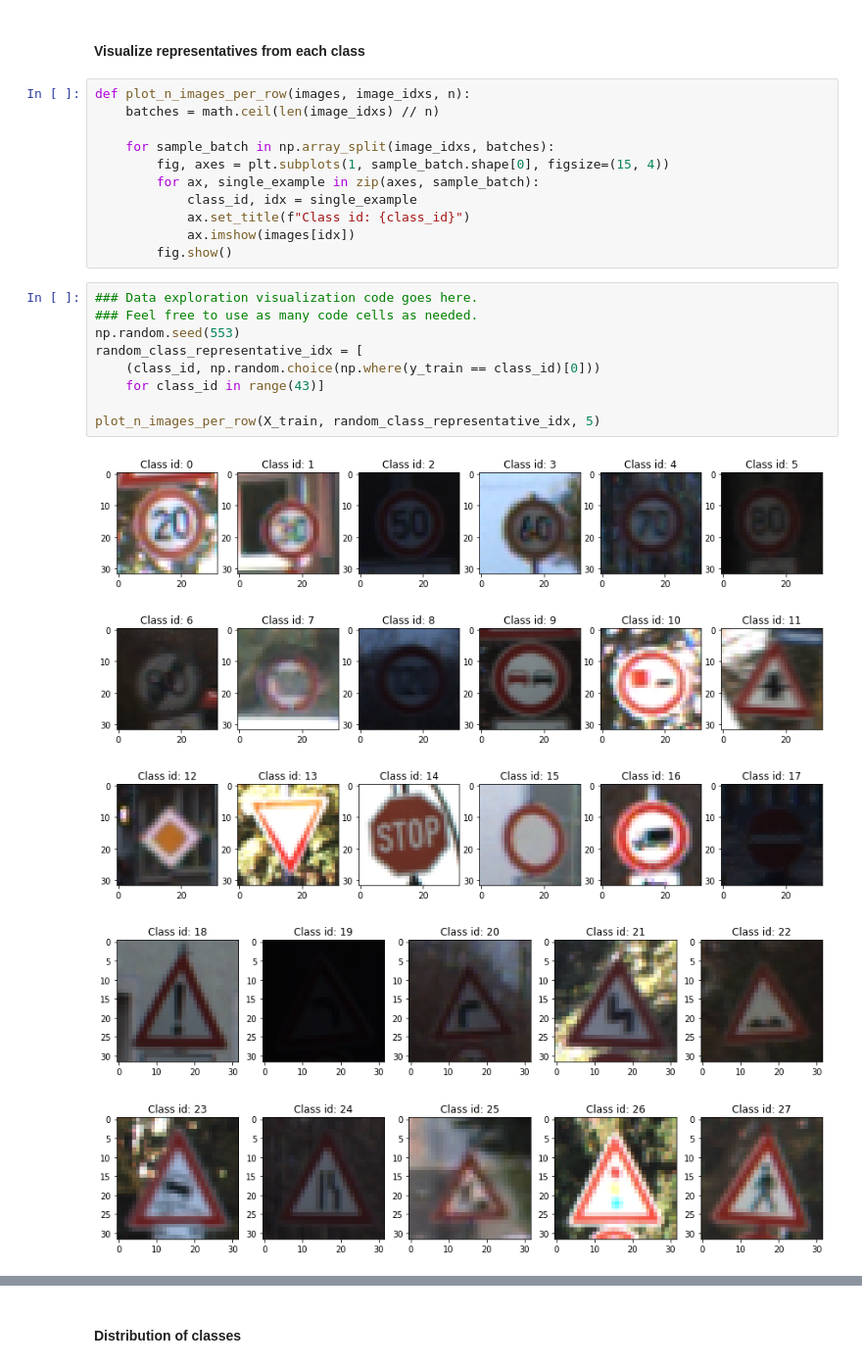
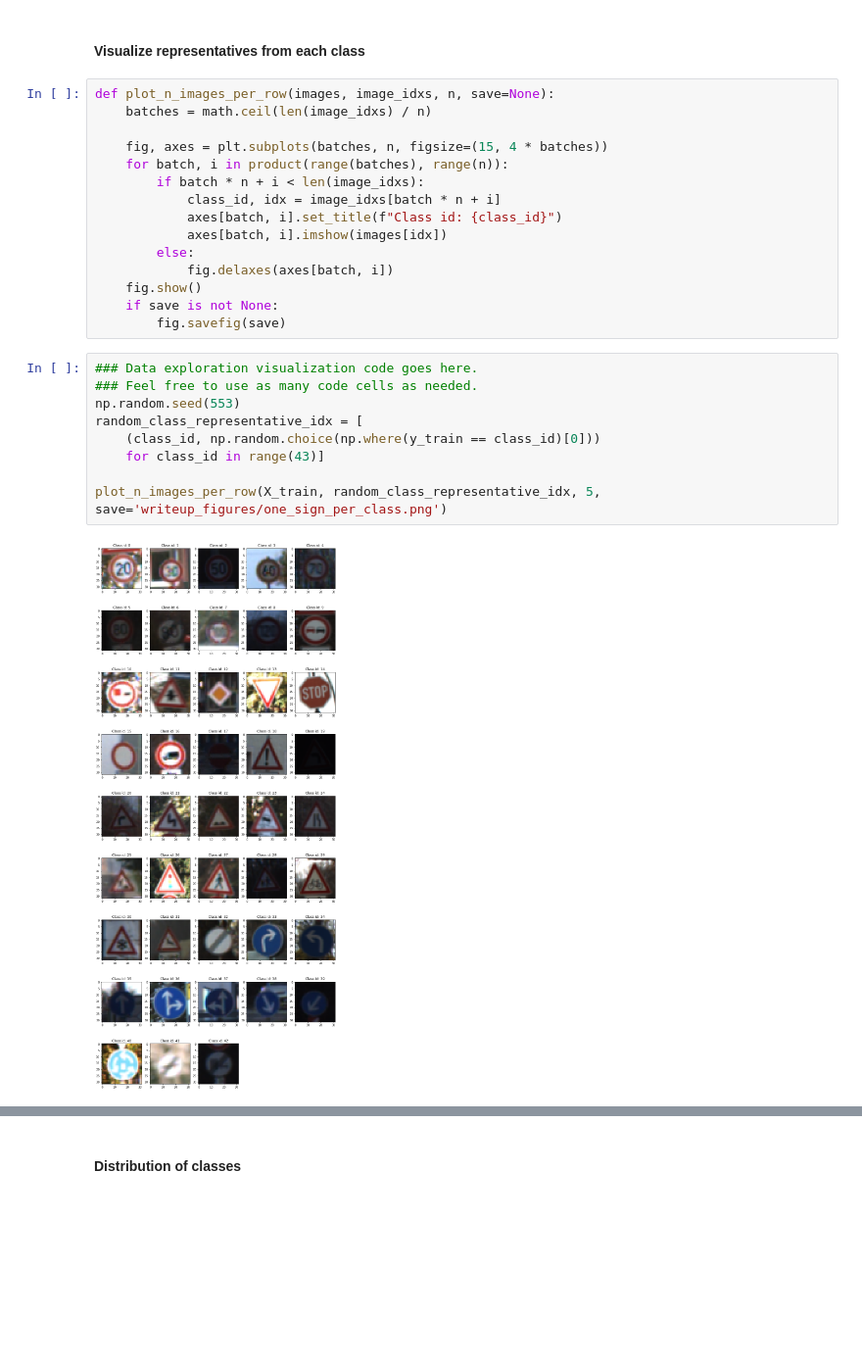
Before and after one commit to koulakis/CarND-Traffic-Sign-Classifier-Project, a Jupyter notebook: Traffic_Sign_Classifier.ipynb, the cells around one changed output, grey strips where cells are left out. Shown at 98% size. Cells and saved outputs as stored; diff of their text form; blank space fills up the shorter version.

Commit message:
Changes the image grid plotting to generate a single figure.

```diff
--- a/Traffic_Sign_Classifier.ipynb
+++ b/Traffic_Sign_Classifier.ipynb
@@ -100,28 +101,28 @@ The [Matplotlib](http://matplotlib.org/) [examples](http://matplotlib.org/exampl
 # %% [markdown]
 #### Visualize representatives from each class
 # %%
-def plot_n_images_per_row(images, image_idxs, n):
-    batches = math.ceil(len(image_idxs) // n)
+def plot_n_images_per_row(images, image_idxs, n, save=None):
+    batches = math.ceil(len(image_idxs) / n)
 
-    for sample_batch in np.array_split(image_idxs, batches):
-        fig, axes = plt.subplots(1, sample_batch.shape[0], figsize=(15, 4))
-        for ax, single_example in zip(axes, sample_batch):
-            class_id, idx = single_example
-            ax.set_title(f"Class id: {class_id}")
-            ax.imshow(images[idx])
-        fig.show()
+    fig, axes = plt.subplots(batches, n, figsize=(15, 4 * batches))
+    for batch, i in product(range(batches), range(n)):
+        if batch * n + i < len(image_idxs):
+            class_id, idx = image_idxs[batch * n + i]
+            axes[batch, i].set_title(f"Class id: {class_id}")
+            axes[batch, i].imshow(images[idx])
+        else:
+            fig.delaxes(axes[batch, i])
+    fig.show()
+    if save is not None:
+        fig.savefig(save)
 # %%
 ### Data exploration visualization code goes here.
 ### Feel free to use as many code cells as needed.
 np.random.seed(553)
 random_class_representative_idx = [
     (class_id, np.random.choice(np.where(y_train == class_id)[0]))
     for class_id in range(43)]
 
-plot_n_images_per_row(X_train, random_class_representative_idx, 5)
+plot_n_images_per_row(X_train, random_class_representative_idx, 5, save='writeup_figures/one_sign_per_class.png')
 # %% [output]
-[figure, old version]
+[figure, new version]
-[figure, removed]
-[figure, removed]
-[figure, removed]
-[figure, removed]
```
Also changed, not shown: parts of 20 cells of this notebook, 2 other files.
